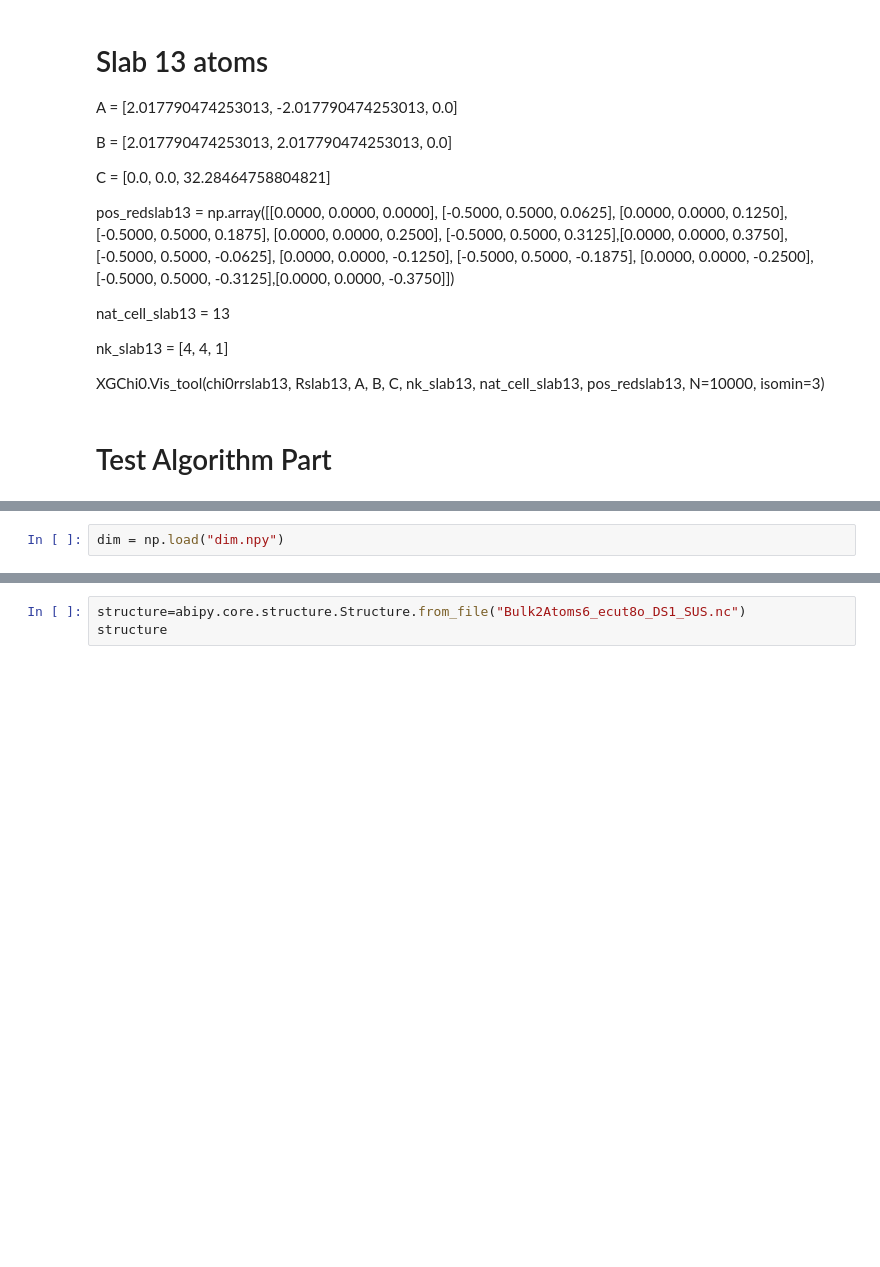
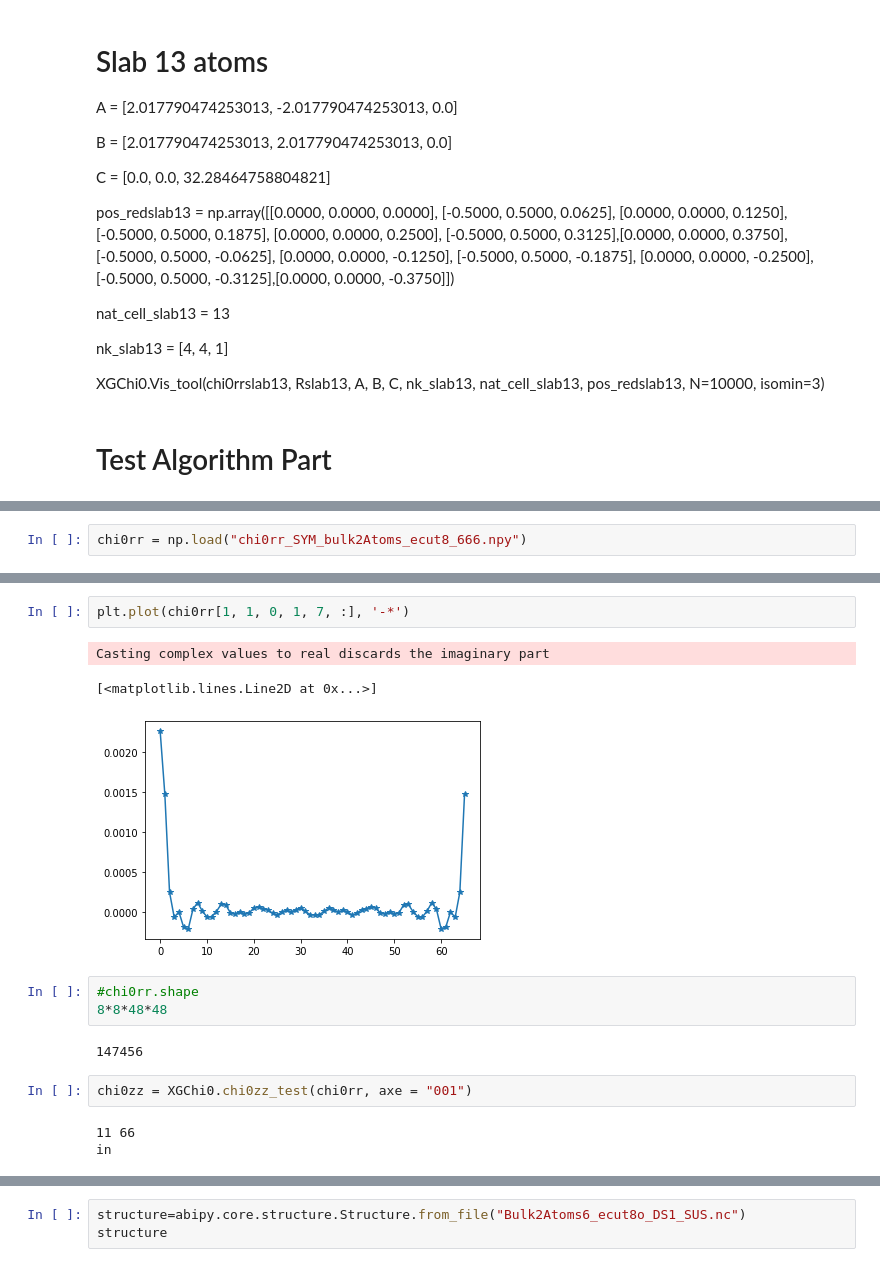
Before and after one commit to acloots2/Thesis_SURFASCOPE, a Jupyter notebook: MatrixSum.ipynb, the cells around one changed output, grey strips where cells are left out. Drawn from its saved outputs; the diff is of its cells as text; blank space fills up the shorter version.

```diff
--- a/MatrixSum.ipynb
+++ b/MatrixSum.ipynb
@@ -184,2 +223,2 @@ XGChi0.Vis_tool(chi0rrslab13, Rslab13, A, B, C, nk_slab13, nat_cell_slab13, pos_
 # %%
-dim = np.load("dim.npy")
+chi0rr = np.load("chi0rr_SYM_bulk2Atoms_ecut8_666.npy")
@@ -185,0 +245,16 @@ dim = np.load("dim.npy")
+# %%
+plt.plot(chi0rr[1, 1, 0, 1, 7, :], '-*')
+# %% [output]
+Casting complex values to real discards the imaginary part
+[<matplotlib.lines.Line2D at 0x...>]
+[figure, added]
+# %%
+#chi0rr.shape
+8*8*48*48
+# %% [output]
+147456
+# %%
+chi0zz = XGChi0.chi0zz_test(chi0rr, axe = "001")
+# %% [output]
+11 66
+in
```
Also changed, not shown: parts of 23 cells of this notebook, 2 other files.
